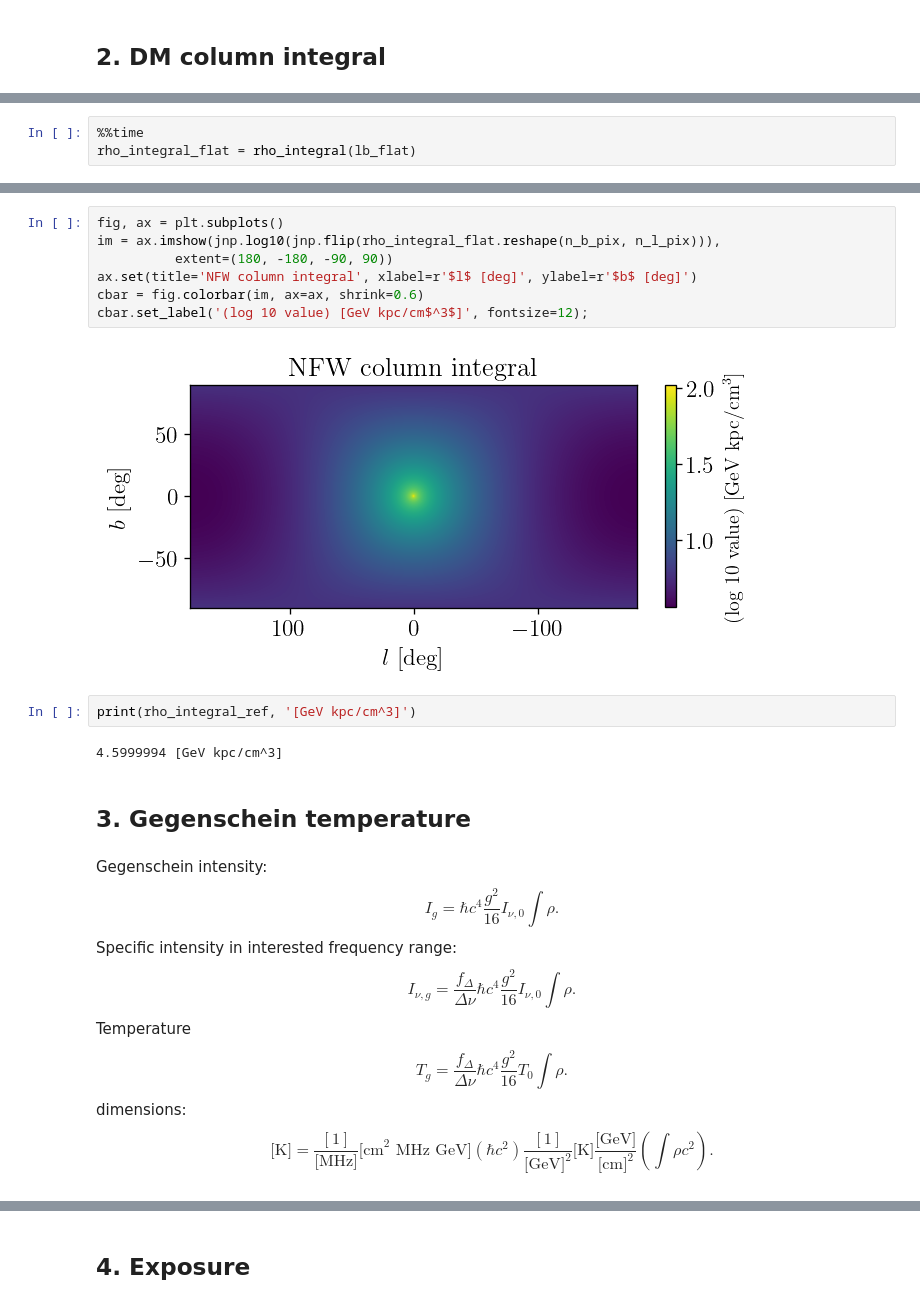
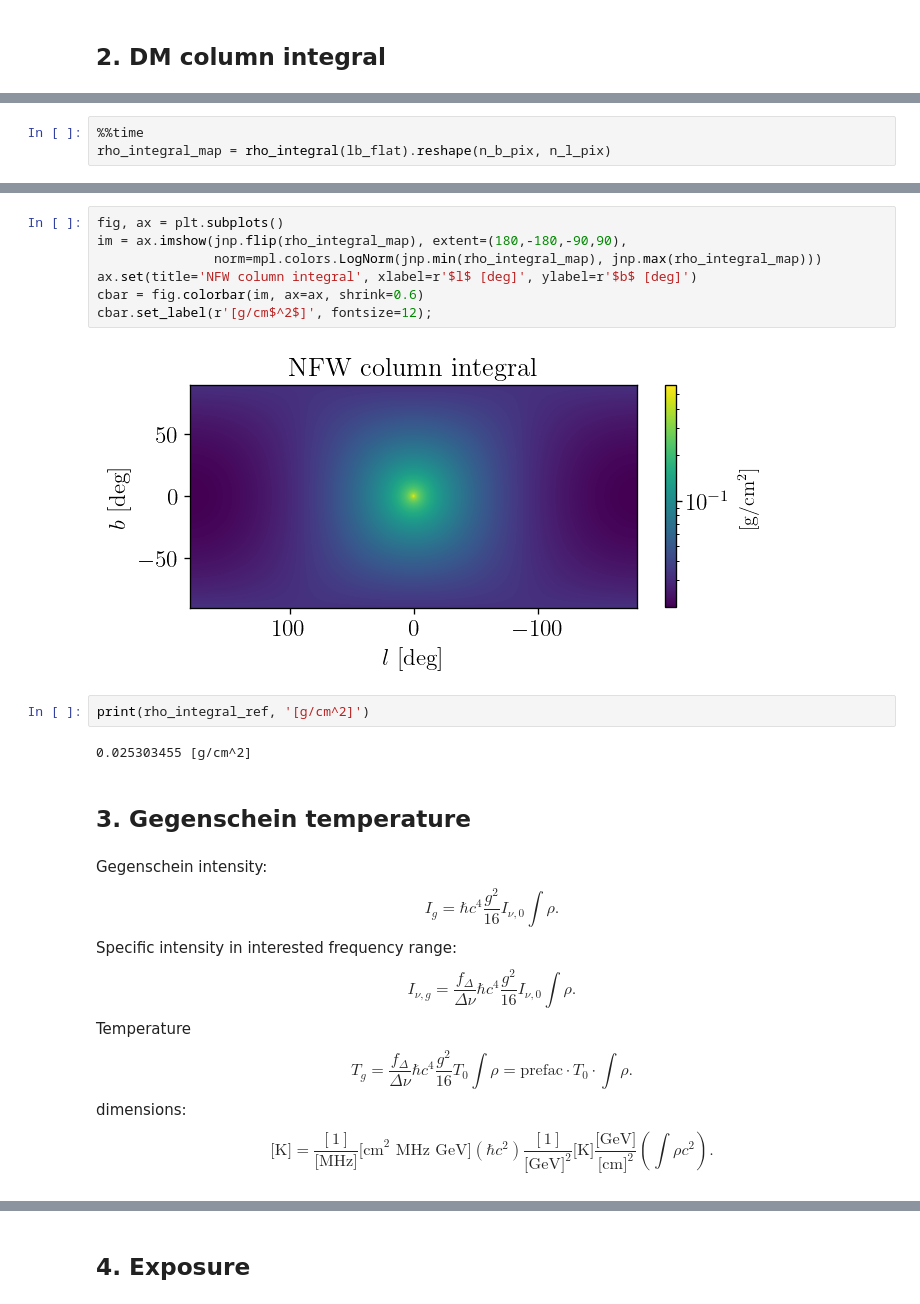
Before and after one commit to yitiansun/axion-mirror, a Jupyter notebook: notebook/CHIME_estimate.ipynb, the cells around one changed output, grey strips where cells are left out. Drawn from its saved outputs; the diff is of its cells as text.

```diff
--- a/notebook/CHIME_estimate.ipynb
+++ b/notebook/CHIME_estimate.ipynb
@@ -62,4 +67,4 @@ from utils.nfw import rho_integral, rho_integral_ref
 # %%
 %%time
-rho_integral_flat = rho_integral(lb_flat)
+rho_integral_map = rho_integral(lb_flat).reshape(n_b_pix, n_l_pix)
 # %% [output]
@@ -68,16 +73,16 @@ Wall time: 3.16 s
 # %%
 fig, ax = plt.subplots()
-im = ax.imshow(jnp.log10(jnp.flip(rho_integral_flat.reshape(n_b_pix, n_l_pix))),
-          extent=(180, -180, -90, 90))
+im = ax.imshow(jnp.flip(rho_integral_map), extent=(180,-180,-90,90),
+               norm=mpl.colors.LogNorm(jnp.min(rho_integral_map), jnp.max(rho_integral_map)))
 ax.set(title='NFW column integral', xlabel=r'$l$ [deg]', ylabel=r'$b$ [deg]')
 cbar = fig.colorbar(im, ax=ax, shrink=0.6)
-cbar.set_label('(log 10 value) [GeV kpc/cm$^3$]', fontsize=12);
+cbar.set_label(r'[g/cm$^2$]', fontsize=12);
 # %% [output]
-[figure, old version]
+[figure, new version]
 # %%
-print(rho_integral_ref, '[GeV kpc/cm^3]')
+print(rho_integral_ref, '[g/cm^2]')
 # %% [output]
-4.5999994 [GeV kpc/cm^3]
+0.025303455 [g/cm^2]
 # %% [markdown]
 ## 3. Gegenschein temperature
 # %% [markdown]
@@ -86,6 +91,6 @@ $$I_g=\hbar c^4\frac{g^2}{16}I_{\nu,0}\int\rho.$$
 Specific intensity in interested frequency range:
 $$I_{\nu,g}=\frac{f_\Delta}{\Delta\nu}\hbar c^4\frac{g^2}{16}I_{\nu,0}\int\rho.$$
 Temperature
-$$T_g=\frac{f_\Delta}{\Delta\nu}\hbar c^4\frac{g^2}{16}T_0\int\rho.$$
+$$T_g=\frac{f_\Delta}{\Delta\nu}\hbar c^4\frac{g^2}{16}T_0\int\rho=\text{prefac}\cdot T_0\cdot \int\rho.$$
 dimensions:
 $$\text{[K]}=\frac{[1]}{\text{[MHz]}}\text{[cm}^2\text{ MHz GeV]}(\hbar c^2)\frac{[1]}{\text{[GeV]}^2}\text{[K]}\frac{\text{[GeV]}}{\text{[cm]}^2}(\int\rho c^2).$$
```
Also changed, not shown: parts of 41 cells of this notebook, 18 other files.
